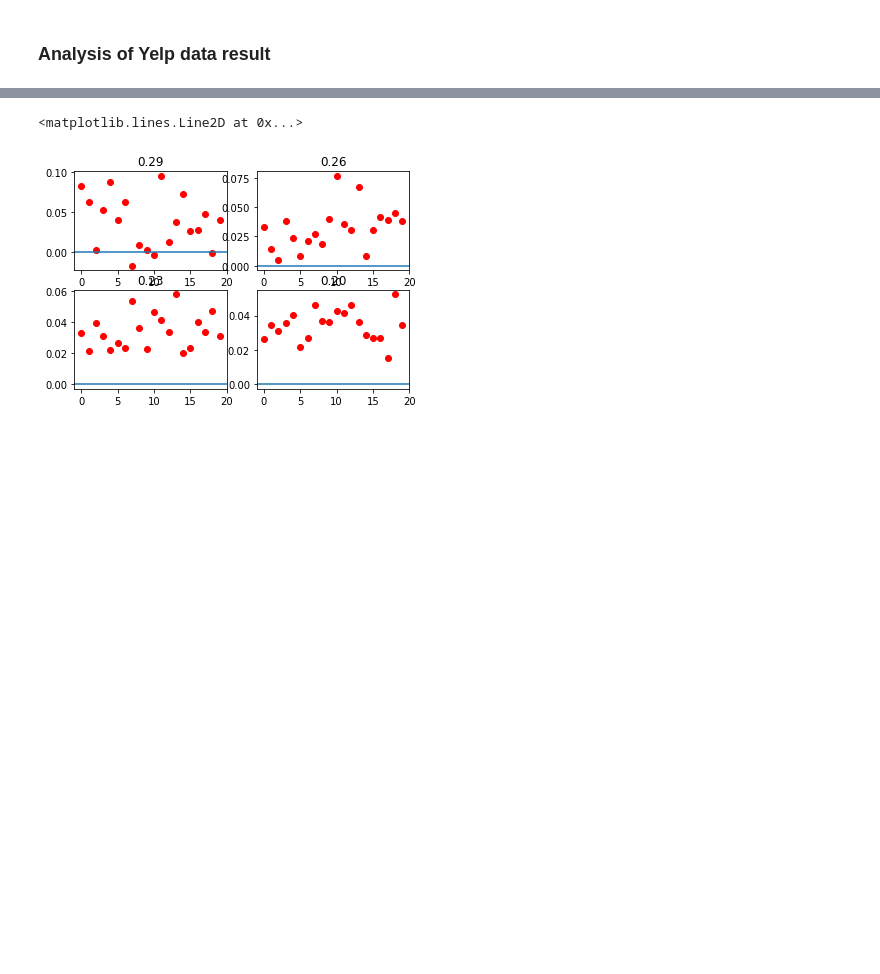
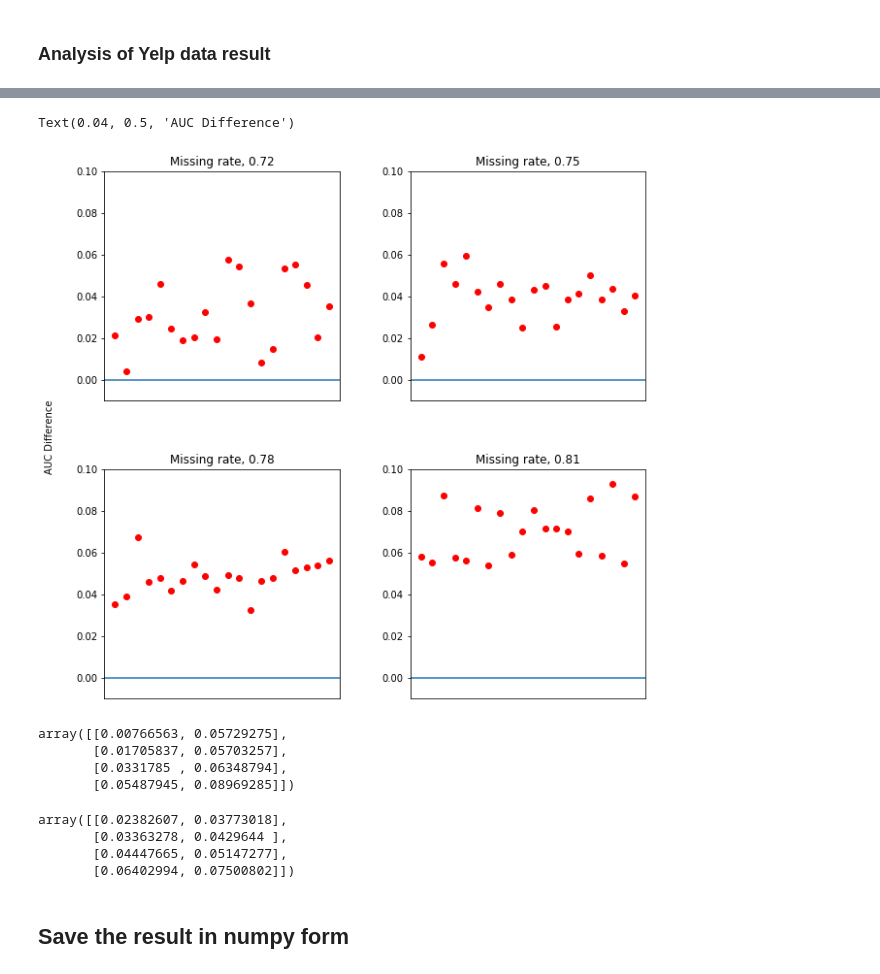
Before and after one commit to JINhuaqing/MNAR, a Jupyter notebook: RealData/yelp/Yelp_res_ana.ipynb, the cells around one changed output, grey strips where cells are left out. Cells and saved outputs as stored; diff of their text form; code cells hidden in the pictures; blank space fills up the shorter version.

Commit message:
add final result of yelp data

```diff
--- a/RealData/yelp/Yelp_res_ana.ipynb
+++ b/RealData/yelp/Yelp_res_ana.ipynb
@@ -51,8 +57,3 @@ MNARress.append(MNARxMAR23["MNARres"])
-# %%
-with open("./MNARxMARyelp_log35_33.pkl", "rb") as f:
-    MNARxMAR33 = pickle.load(f)
-MARress.append(MNARxMAR33["MARres"])
-MNARress.append(MNARxMAR33["MNARres"])
 # %%
 def AUCplot(MARres, MNARres, i, is_plot=False):
     marres,  mnarres = MARres[i], MNARres[i]
@@ -82,4 +85,5 @@ for MARres, MNARres in zip(MARress, MNARress):
 # %%
+MNARres, MARres = MNARress[0], MARress[0]
 MARprobs = []
 MARgt = []
 MNARprobs = []
@@ -156,11 +162,14 @@ plt.legend()
 # %%
 diffs = []
 CIs = []
+qCIs = []
 mdiffs = []
 for allaucdf in allaucdfs:
     marres = np.array(allaucdf["MAR"])
     mnarres = np.array(allaucdf["MNAR"])
     diff = mnarres - marres
+    print(np.mean(mnarres), np.mean(marres))
     mdiffs.append(np.mean(diff))
     diffs.append(diff)
+    qCIs.append([np.quantile(diff, 0.025), np.quantile(diff, 0.975)])
     CIs.append([np.mean(diff) - 1.96* np.std(diff)/np.sqrt(len(diff)), np.mean(diff) + 1.96* np.std(diff)/np.sqrt(len(diff))])
@@ -173,0 +181,5 @@ plt.plot([0.29, 0.26, 0.23, 0.20], mdiffs, "ro")
+# %%
+CIs = np.array(CIs)
+qCIs = np.array(qCIs)
+diffs = np.array(diffs)
+mdiffs = np.array(mdiffs)
@@ -189,20 +217,37 @@ diffs
 # %%
+fig = plt.figure(figsize=(10, 10))
+plt.subplots_adjust(wspace=0.3, hspace=0.3)
+
 plt.subplot(221)
-plt.title("0.29")
+plt.title("Missing rate, 0.72")
+plt.xticks([])
+plt.ylim([-0.01, 0.1])
 plt.plot(diffs[0], "or")
 plt.axhline(0)
+
 plt.subplot(222)
-plt.title("0.26")
+plt.title("Missing rate, 0.75")
 plt.plot(diffs[1], "or")
+plt.xticks([])
+plt.ylim([-0.01, 0.1])
 plt.axhline(0)
+
 plt.subplot(223)
-plt.title("0.23")
+plt.title("Missing rate, 0.78")
 plt.plot(diffs[2], "or")
+plt.xticks([])
+plt.ylim([-0.01, 0.1])
 plt.axhline(0)
+
 plt.subplot(224)
-plt.title("0.20")
+plt.title("Missing rate, 0.81")
 plt.plot(diffs[3], "or")
+plt.xticks([])
+plt.ylim([-0.01, 0.1])
 plt.axhline(0)
+
+#fig.text(0.5, 0.04, 'common X', ha='center')
+fig.text(0.04, 0.5, 'AUC Difference', va='center', rotation='vertical')
 # %% [output]
-<matplotlib.lines.Line2D at 0x...>
+Text(0.04, 0.5, 'AUC Difference')
-[figure, old version]
+[figure, new version]
@@ -210,0 +254,16 @@ plt.boxplot(diffs)
+# %%
+qCIs
+# %% [output]
+array([[0.00766563, 0.05729275],
+       [0.01705837, 0.05703257],
+       [0.0331785 , 0.06348794],
+       [0.05487945, 0.08969285]])
+# %%
+CIs
+# %% [output]
+array([[0.02382607, 0.03773018],
+       [0.03363278, 0.0429644 ],
+       [0.04447665, 0.05147277],
+       [0.06402994, 0.07500802]])
+# %% [markdown]
+## Save the result in numpy form
```
Also changed, not shown: parts of 25 cells of this notebook, 10 other files.
